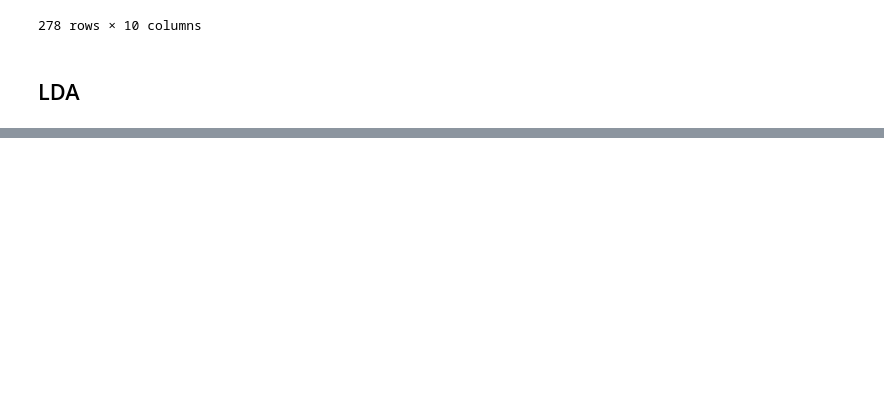
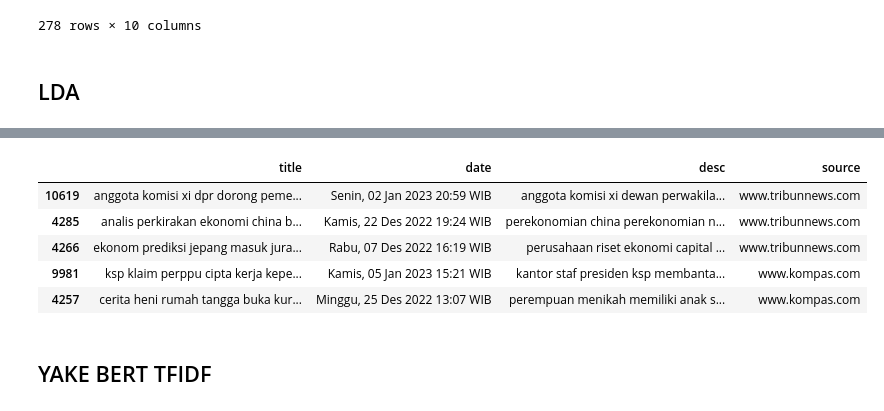
Before and after one commit to alwaysyu/PetaKabar, a Jupyter notebook: what.ipynb, the cells around one changed output, grey strips where cells are left out. Saved outputs shown, nothing was run; the diff lists cells and outputs as text; code cells hidden in the pictures; blank space fills up the shorter version.

```diff
--- a/what.ipynb
+++ b/what.ipynb
@@ -1085,9 +1049,10 @@ pyLDAvis.save_html(LDAvis_prepared, PATH + bencana + LDAvis_html +'.html')
 # lda_model.show_topic(1, topn=15)
 # %%
 lda_what_bencana = []
+word_topics = set(df_imp_wcount['word'].values)
 for i in range(len(df_dominant_topic)):
     val = []
-    for n, key in enumerate(df_dominant_topic['Keywords'].iloc[i].split(", ")):
+    for n, key in enumerate(word_topics):
         if key in df_dominant_topic['Text'].iloc[i]:
             val.append(key)
     lda_what_bencana.append(val)
@@ -1184,0 +1289,14 @@ Counter({'cianjur': 141,
+# %%
+def preprocessing(berita):
+        s = str(berita)
+        s = s.lower()
+        s = s.replace('\n', ' ')
+        s = s.replace('\r', ' ')
+        # s = re.sub(r'[^a-zA-Z0-9\s]', ' ', s)
+        # for lda ----
+        s = re.sub(r'[^a-zA-Z\s]', ' ', s)
+        # ------------
+        tokens = [token for token in s.split(" ") if token != ""]
+        T = [t for t in tokens if (
+            (t in excluded_words) or (t not in NLTK_StopWords))]
+        return T
@@ -1184,0 +1322,9 @@ Counter({'cianjur': 141,
+# %%
+desc_text_train_unpreprocessed = []
+desc_text_test_unpreprocessed = []
+
+for x in range(0, df_train.shape[0]):
+  desc_text_train_unpreprocessed.append(df_train.iloc[x, -2])
+
+for x in range(0, df_test.shape[0]):
+  desc_text_test_unpreprocessed.append(df_test.iloc[x, -2])
@@ -1184,0 +1340,16 @@ Counter({'cianjur': 141,
+# %%
+for x in range(0, old_ekonomi.shape[0]):
+    text = preprocessing(old_ekonomi.iloc[x, -2])
+    old_ekonomi.iloc[x, -2] = (' '.join(text))
+
+for x in range(0, old_ekonomi.shape[0]):
+    text = preprocessing(old_ekonomi.iloc[x, -4])
+    old_ekonomi.iloc[x, -4] = (' '.join(text))
+old_ekonomi.head()
+# %% [output]
+|  | title | date | desc | source |
+| 10619 | anggota komisi xi dpr dorong peme... | Senin, 02 Jan 2023 20:59 WIB | anggota komisi xi dewan perwakila... | www.tribunnews.com |
+| 4285 | analis perkirakan ekonomi china b... | Kamis, 22 Des 2022 19:24 WIB | perekonomian china perekonomian n... | www.tribunnews.com |
+| 4266 | ekonom prediksi jepang masuk jura... | Rabu, 07 Des 2022 16:19 WIB | perusahaan riset ekonomi capital ... | www.tribunnews.com |
+| 9981 | ksp klaim perppu cipta kerja kepe... | Kamis, 05 Jan 2023 15:21 WIB | kantor staf presiden ksp membanta... | www.kompas.com |
+| 4257 | cerita heni rumah tangga buka kur... | Minggu, 25 Des 2022 13:07 WIB | perempuan menikah memiliki anak s... | www.kompas.com |
@@ -1184,0 +1396,2 @@ Counter({'cianjur': 141,
+# %% [markdown]
+## YAKE BERT TFIDF
```
Also changed, not shown: parts of 74 cells of this notebook, 27 other files.
